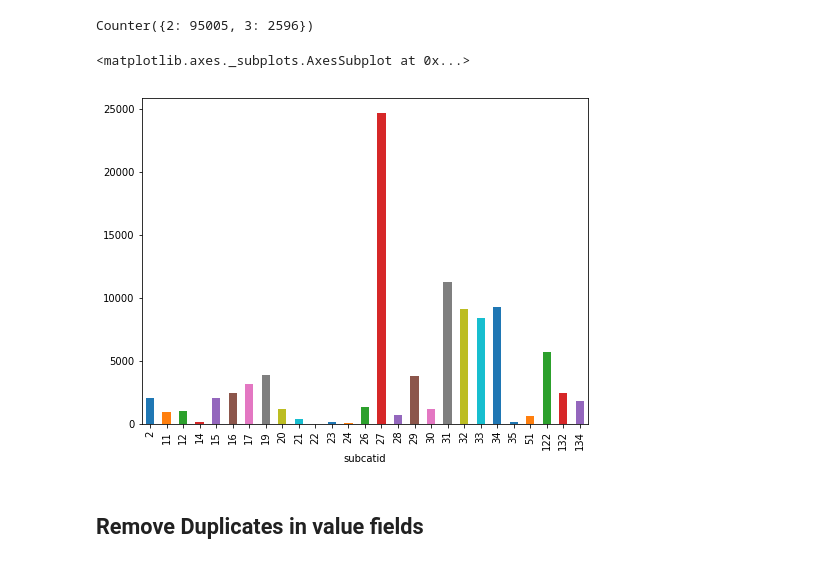
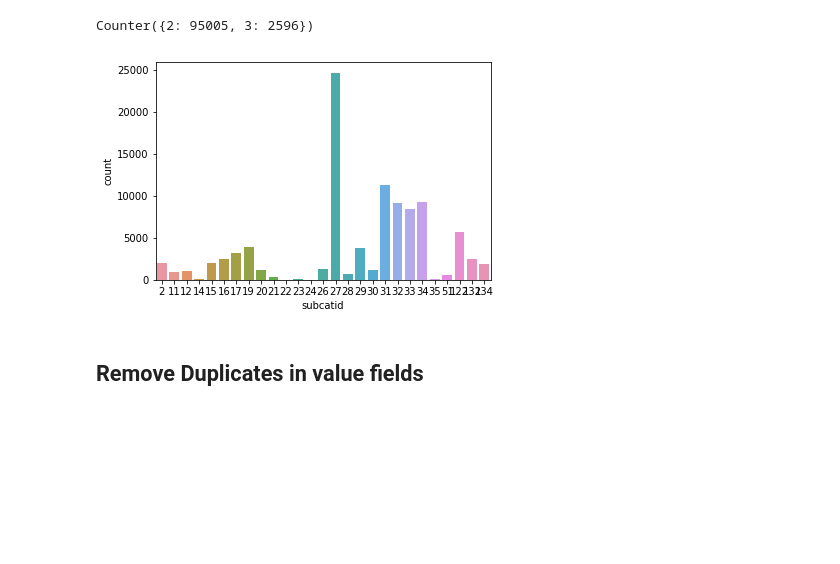
Before and after one commit to maikeffi/turing_oath_breaker, a Jupyter notebook: text_classification.ipynb, the cells around one changed output. Drawn from its saved outputs; the diff is of its cells as text; code cells hidden in the pictures; blank space fills up the shorter version.

```diff
--- a/text_classification.ipynb
+++ b/text_classification.ipynb
@@ -26,12 +30,11 @@ data.head()
 Counter(data["catid"])
 # %% [output]
 Counter({2: 95005, 3: 2596})
-# %%
-fig = plt.figure(figsize=(8,6))
-data.groupby('subcatid').value.count().plot.bar(ylim=0)
-# %% [output]
-<matplotlib.axes._subplots.AxesSubplot at 0x...>
-[figure, removed]
+# %%
+fax = sns.countplot(x="subcatid", data=data)
+plt.show()
+# %% [output]
+[figure, added]
 # %% [markdown]
 ## Remove Duplicates in value fields
 # %%
```
Also changed, not shown: parts of 24 cells of this notebook, 1 other file.
